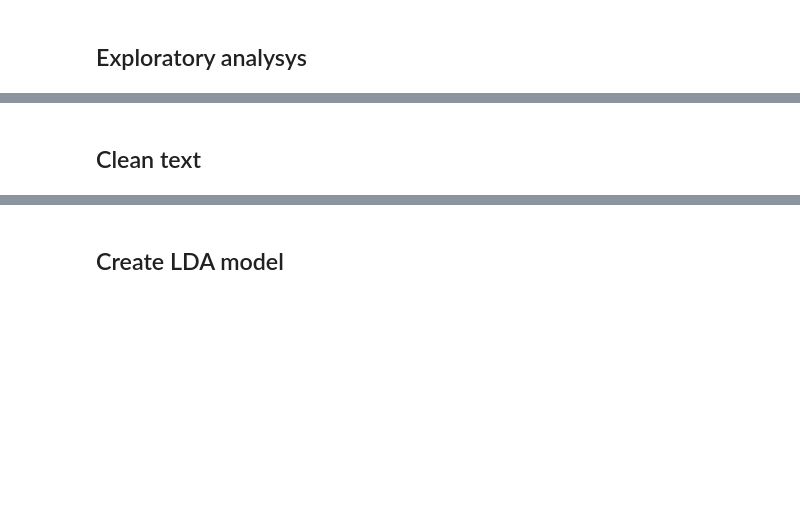
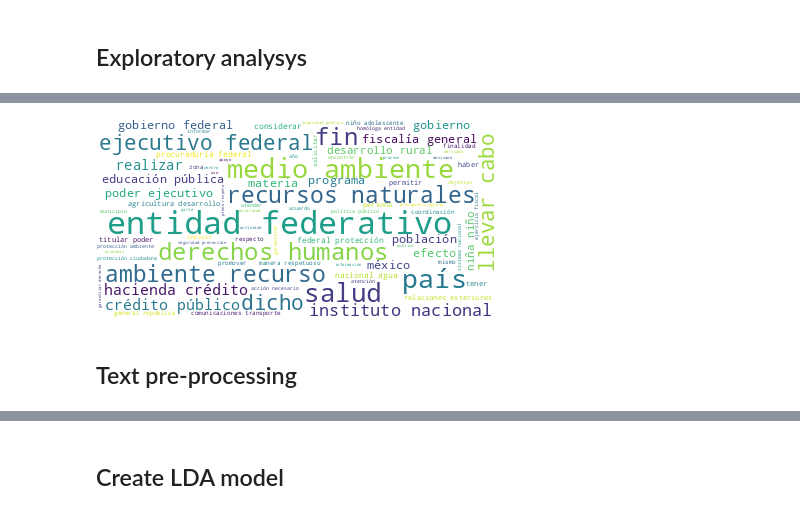
Before and after one commit to andreamarin/senate-publications-analysis, a Jupyter notebook: nlp_classification/senate_publications_nlp_analysis.ipynb, the cells around one changed output, grey strips where cells are left out. Saved outputs shown, nothing was run; the diff lists cells and outputs as text; code cells hidden in the pictures; blank space fills up the shorter version.

```diff
--- a/nlp_classification/senate_publications_nlp_analysis.ipynb
+++ b/nlp_classification/senate_publications_nlp_analysis.ipynb
@@ -45,2 +148,8 @@ wordcloud.to_image()
+# %%
+long_string = " ".join(list(publications_df.loc[publications_df.type == "proposicion"].normalized))
+wordcloud.generate(long_string)
+wordcloud.to_image()
+# %% [output]
+[figure, added]
 # %% [markdown]
-## Clean text
+## Text pre-processing
```
Also changed, not shown: parts of 55 cells of this notebook.
